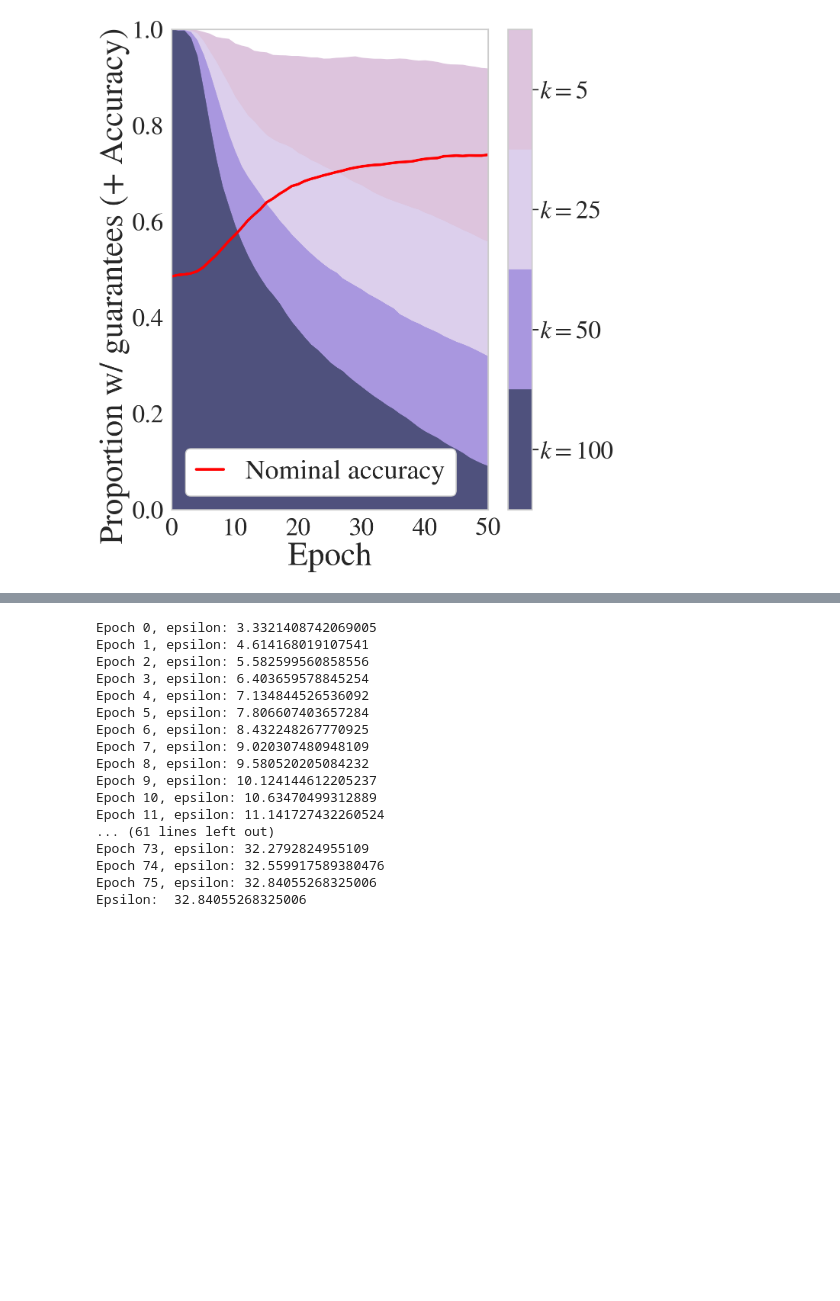
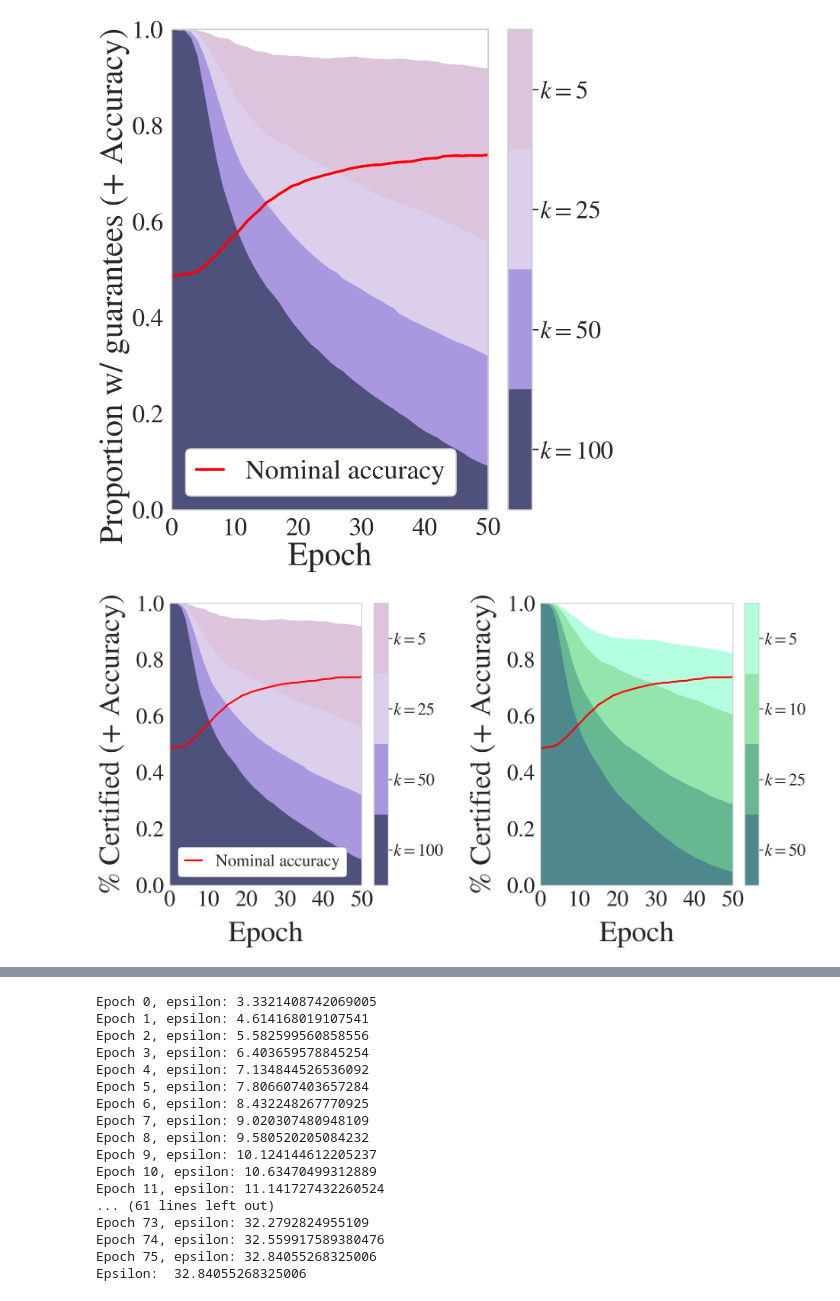
Before and after one commit to Mihneaghitu/ModelGuidanceViaRobustFeatureAttribution, a Jupyter notebook: examples/Paper Plots - Certified Privacy and Unlearning/IMDB - GPT2 Fine-Tuning.ipynb, the cells around one changed output, grey strips where cells are left out. Saved outputs shown, nothing was run; the diff lists cells and outputs as text; code cells hidden in the pictures; blank space fills up the shorter version.

```diff
--- a/examples/Paper Plots - Certified Privacy and Unlearning/IMDB - GPT2 Fine-Tuning.ipynb
+++ b/examples/Paper Plots - Certified Privacy and Unlearning/IMDB - GPT2 Fine-Tuning.ipynb
@@ -44,7 +44,7 @@ def run_with_config(config):
         torch.manual_seed(seed)
         def log(x, param_l, param_n, param_u):
             percent_certified = test_metrics.proportion_certified(
-                param_n, param_l, param_u, *next(iter(test_loader)), model, ct_utils.propagate_conv_layers
+                param_n, param_l, param_u, *next(iter(test_loader)), model=model, transform=ct_utils.propagate_conv_layers
             )
             training.append((x[1], percent_certified,))  # nom acc, percent certified
         config.callback = log
@@ -185,7 +185,7 @@ np.random.seed(seed)
 torch.manual_seed(seed)
 def log(x, param_l, param_n, param_u):
     percent_certified = test_metrics.proportion_certified(
-        param_n, param_l, param_u, *next(iter(test_loader)), model, ct_utils.propagate_conv_layers
+        param_n, param_l, param_u, *next(iter(test_loader)), model=model, transform=ct_utils.propagate_conv_layers
     )
     training.append((x[1], percent_certified,))  # nom acc, percent certified
 
@@ -332,3 +296,71 @@ cbar.set_ticklabels([f"$k={k}$" for k in k_unlearns][::-1])
 plt.savefig(".figures/gpt2_finetuning_unlearning.pdf", bbox_inches="tight", dpi=300)
 # %% [output]
 [figure]
+# %%
+sns.set_theme(context="poster", style="whitegrid", font_scale=2.9)
+mpl.rcParams['mathtext.fontset'] = 'stix'
+mpl.rcParams['font.family'] = 'STIXGeneral'
+unlearning_palette = ["#DDC4DD", "#DCCFEC", "#A997DF", "#4F517D"]
+cm_unlearning = mpl.colors.ListedColormap(unlearning_palette)
+privacy_palette = ["#B5FFE1", "#93E5AB", "#65B891", "#4E878C"]
+cm_privacy = mpl.colors.ListedColormap(privacy_palette)
+fontsize = "large"
+
+nom_acc_unlearn = [x[0] for x in unlearning_results[100]]
+nom_acc_privacy = [x[0] for x in privacy_results[5]]
+epochs = list(range(len(nom_acc_unlearn)))
+
+fig, axs = plt.subplots(1, 2, figsize=(30, 16), layout="tight")
+
+ax = axs[0]
+# plot unlearning results
+colors = iter(unlearning_palette)
+ax.fill_between(epochs, [1] * len(nom_acc_unlearn), color="#ffffff")
+for k, v in unlearning_results.items():
+    ax.fill_between(epochs, [x[1] for x in v], color=next(colors))
+
+# ax.set_title("Rate of\nUnlearning-Safe Predictions", fontsize=fontsize, pad=50)
+ax.set_xlim(0, len(nom_acc_unlearn) - 1)
+ax.set_ylim(0, 1)
+ax.plot(epochs, nom_acc_unlearn, color="red", label="Nominal accuracy", lw=5)
+ax.set_xlabel("Epoch", fontsize=fontsize, labelpad=30)
+ax.set_ylabel("% Certified (+ Accuracy)", fontsize=fontsize, labelpad=30)
+ax.legend(loc="lower left", fontsize="x-small", framealpha=1.0, handlelength=1.0)
+ax.set_xticks(range(0, len(nom_acc_unlearn) + 1, 10))
+
+cbar = plt.colorbar(
+    mpl.cm.ScalarMappable(norm=mpl.colors.Normalize(0, 1), cmap=mpl.colors.ListedColormap(unlearning_palette[::-1])),
+    ax=ax,
+    orientation="vertical",
+)
+cbar.set_ticks([0.125, 0.375, 0.625, 0.875])
+cbar.set_ticklabels([f"$k={k}$" for k in k_unlearns][::-1], fontsize="x-small")
+
+
+ax = axs[1]
+# plot privacy results
+colors = iter(privacy_palette)
+ax.fill_between(epochs, [1] * len(nom_acc_privacy), color="#ffffff")
+for k, v in privacy_results.items():
+    ax.fill_between(epochs, [x[1] for x in v], color=next(colors))
+
+# axs[1].set_title("Rate of\nPrivacy-Safe Predictions", fontsize=fontsize, pad=50)
+ax.set_xlim(0, len(nom_acc_privacy) - 1)
+ax.set_ylim(0, 1)
+ax.plot(epochs, nom_acc_privacy, color="red", label="Nominal accuracy", lw=5)
+ax.set_xlabel("Epoch", fontsize=fontsize, labelpad=30)
+ax.set_ylabel("% Certified (+ Accuracy)", fontsize=fontsize, labelpad=30)
+# ax.legend(loc="lower left", fontsize="medium", framealpha=1.0, handlelength=1.0)
+ax.set_xticks(range(0, len(nom_acc_privacy) + 1, 10))
+
+cbar = plt.colorbar(
+    mpl.cm.ScalarMappable(norm=mpl.colors.Normalize(0, 1), cmap=mpl.colors.ListedColormap(privacy_palette[::-1])),
+    ax=ax,
+    orientation="vertical",
+)
+cbar.set_ticks([0.125, 0.375, 0.625, 0.875])
+cbar.set_ticklabels([f"$k={k}$" for k in k_private][::-1], fontsize="x-small")
+
+plt.savefig(".figures/gpt2_finetuning.pdf", bbox_inches="tight", dpi=300)
+# %% [output]
+[figure, added]
```
Also changed, not shown: parts of 6 cells of this notebook, 6 other files.
